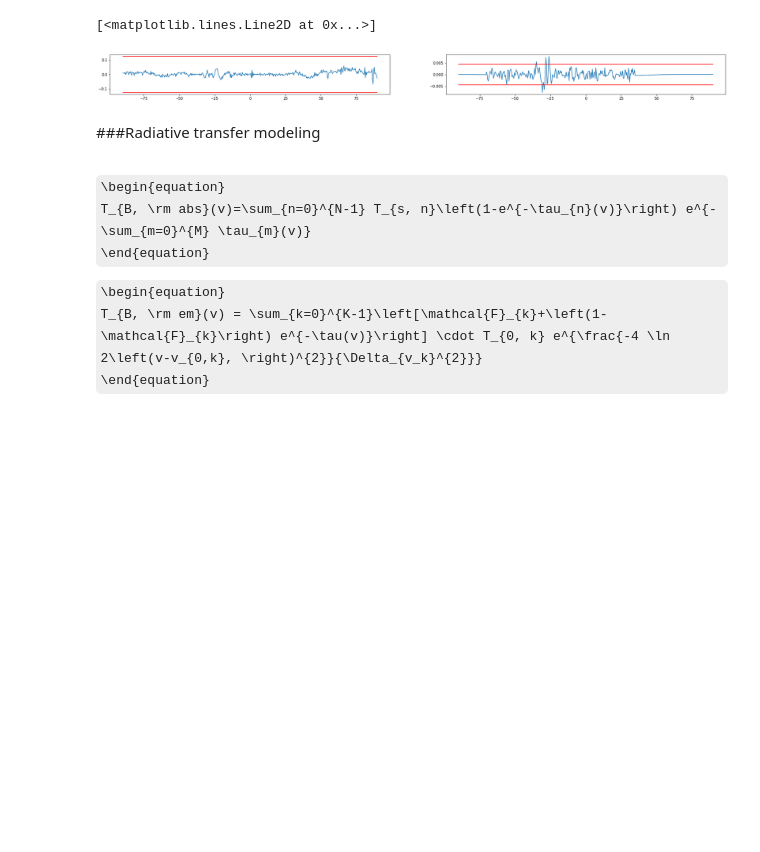
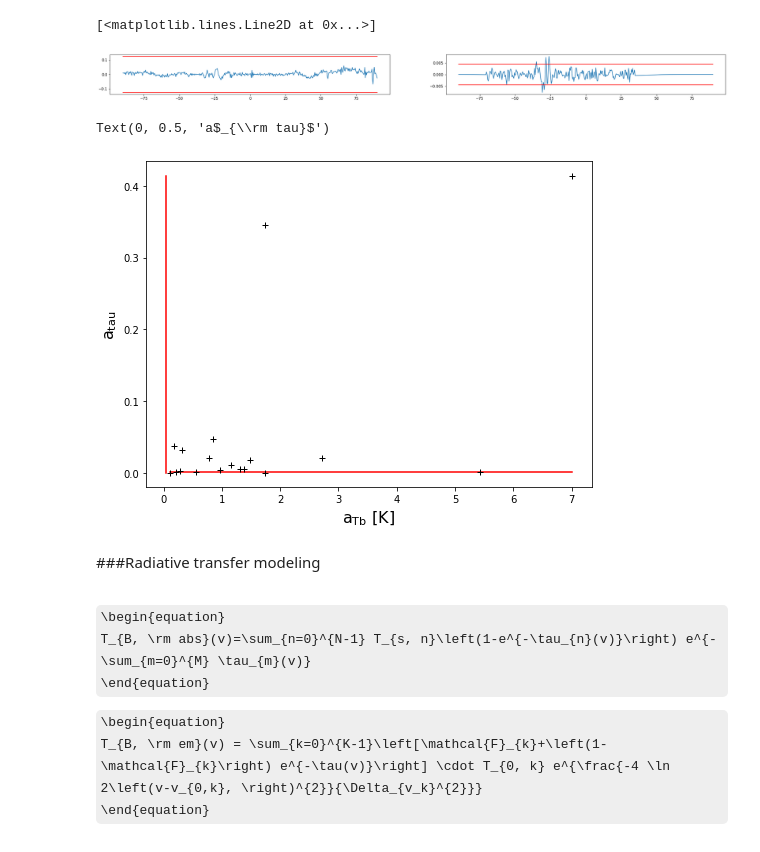
Before and after one commit to antoinemarchal/GASKAP, a Jupyter notebook: GASKAP_absorption.ipynb, the cells around one changed output. Cells and saved outputs as stored; diff of their text form; code cells hidden in the pictures; some formulas as TeX source; blank space fills up the shorter version.

```diff
--- a/GASKAP_absorption.ipynb
+++ b/GASKAP_absorption.ipynb
@@ -231,6 +222,18 @@ plt.plot([vmin,vmax], [3.*rms_tau,3.*rms_tau], color="r")
 # %% [output]
 [<matplotlib.lines.Line2D at 0x...>]
 [figure]
+# %%
+plt.figure(figsize=(8,6))
+plt.subplot(1,1,1)
+plt.plot([np.min(params[:,0][0::3]), np.max(params[:,0][0::3])],
+          [rms_tau, rms_tau], "-r")
+plt.plot([rms_Tb, rms_Tb], [np.min(params[:,1][0::3]), np.max(params[:,1][0::3])], "-r")
+plt.plot(params[:,0][0::3], params[:,1][0::3], "+k")
+plt.xlabel(r"a$_{\rm Tb}$ [K]", fontsize=16)
+plt.ylabel(r"a$_{\rm tau}$", fontsize=16)
+# %% [output]
+Text(0, 0.5, 'a$_{\\rm tau}$')
+[figure, added]
 # %% [markdown]
 ###Radiative transfer modeling
 # %% [markdown]
```
Also changed, not shown: parts of 1 cell of this notebook.
